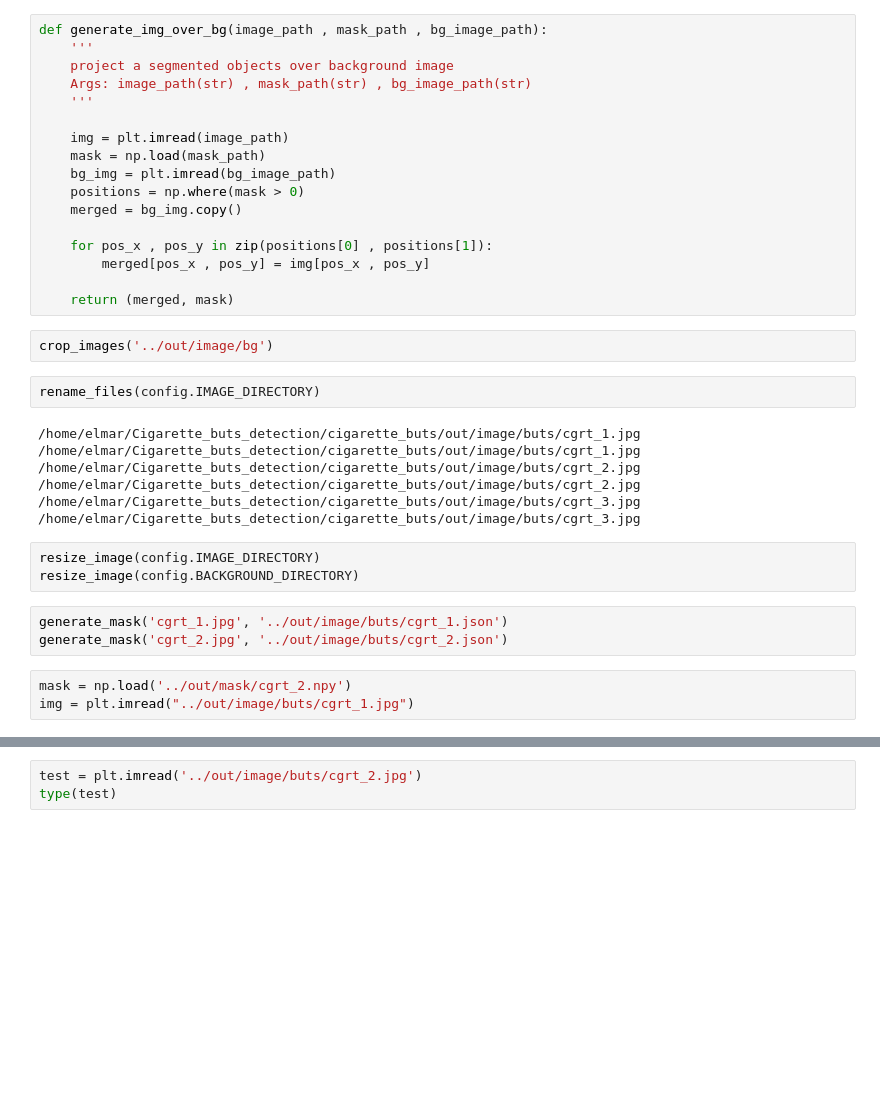
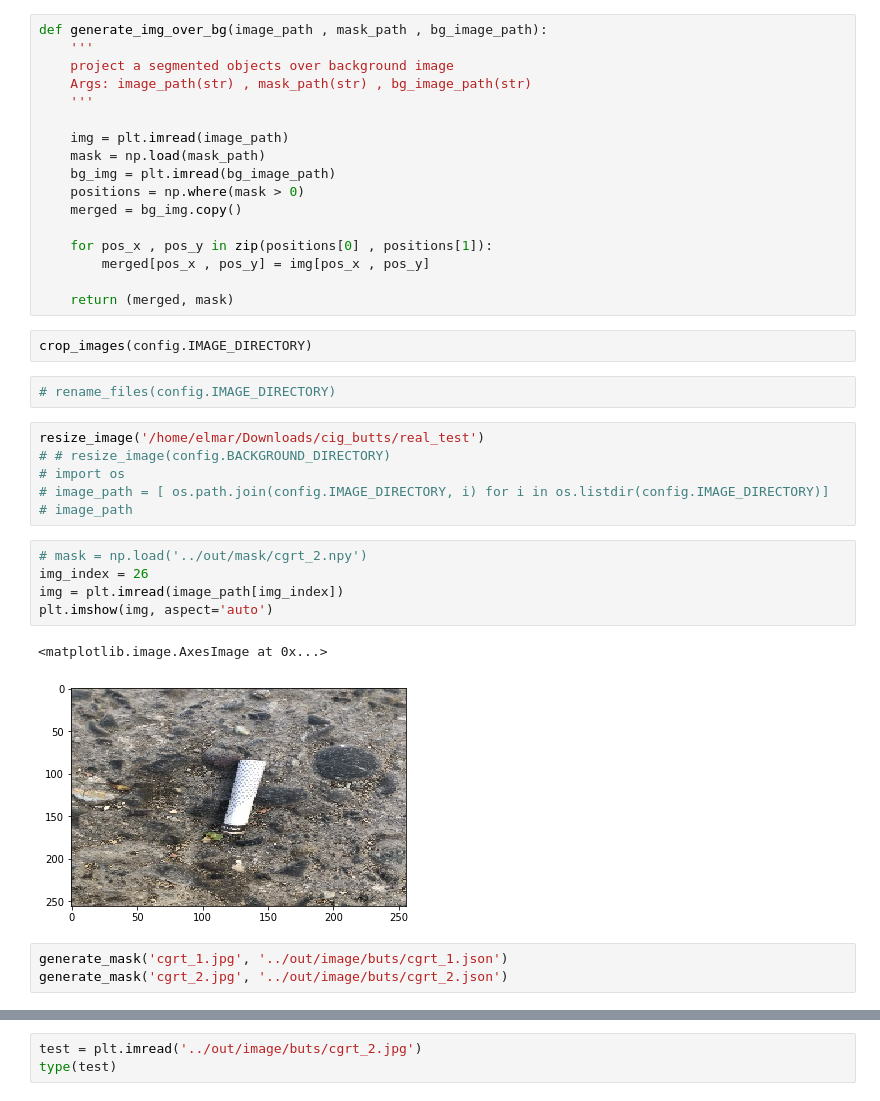
Before and after one commit to Elmar999/Cigarette_buts_detection, a Jupyter notebook: cigarette_buts/cigarettNet/test.ipynb, the cells around one changed output, grey strips where cells are left out. Drawn from its saved outputs; the diff is of its cells as text; blank space fills up the shorter version.

```diff
--- a/cigarette_buts/cigarettNet/test.ipynb
+++ b/cigarette_buts/cigarettNet/test.ipynb
@@ -110,23 +110,27 @@ def generate_img_over_bg(image_path , mask_path , bg_image_path):
         merged[pos_x , pos_y] = img[pos_x , pos_y]
 
     return (merged, mask)
-# %%
-crop_images('../out/image/bg')
 # %%
-rename_files(config.IMAGE_DIRECTORY)
+crop_images(config.IMAGE_DIRECTORY)
-# %% [output]
-/home/elmar/Cigarette_buts_detection/cigarette_buts/out/image/buts/cgrt_1.jpg     /home/elmar/Cigarette_buts_detection/cigarette_buts/out/image/buts/cgrt_1.jpg
-/home/elmar/Cigarette_buts_detection/cigarette_buts/out/image/buts/cgrt_2.jpg     /home/elmar/Cigarette_buts_detection/cigarette_buts/out/image/buts/cgrt_2.jpg
-/home/elmar/Cigarette_buts_detection/cigarette_buts/out/image/buts/cgrt_3.jpg     /home/elmar/Cigarette_buts_detection/cigarette_buts/out/image/buts/cgrt_3.jpg
-# %%
-resize_image(config.IMAGE_DIRECTORY)
-resize_image(config.BACKGROUND_DIRECTORY)
+# %%
+# rename_files(config.IMAGE_DIRECTORY)
+# %%
+resize_image('/home/elmar/Downloads/cig_butts/real_test')
+# # resize_image(config.BACKGROUND_DIRECTORY)
+# import os
+# image_path = [ os.path.join(config.IMAGE_DIRECTORY, i) for i in os.listdir(config.IMAGE_DIRECTORY)]
+# image_path
+# %%
+# mask = np.load('../out/mask/cgrt_2.npy')
+img_index = 26
+img = plt.imread(image_path[img_index])
+plt.imshow(img, aspect='auto')
+# %% [output]
+<matplotlib.image.AxesImage at 0x...>
+[figure, added]
 # %%
 generate_mask('cgrt_1.jpg', '../out/image/buts/cgrt_1.json')
 generate_mask('cgrt_2.jpg', '../out/image/buts/cgrt_2.json')
-# %%
-mask = np.load('../out/mask/cgrt_2.npy')
-img = plt.imread("../out/image/buts/cgrt_1.jpg")
 # %%
 fig, ax = plt.subplots(1 , 2, figsize=(12, 8))
 ax[0].imshow(img)
```
Also changed, not shown: parts of 6 cells of this notebook, 3 other files.
